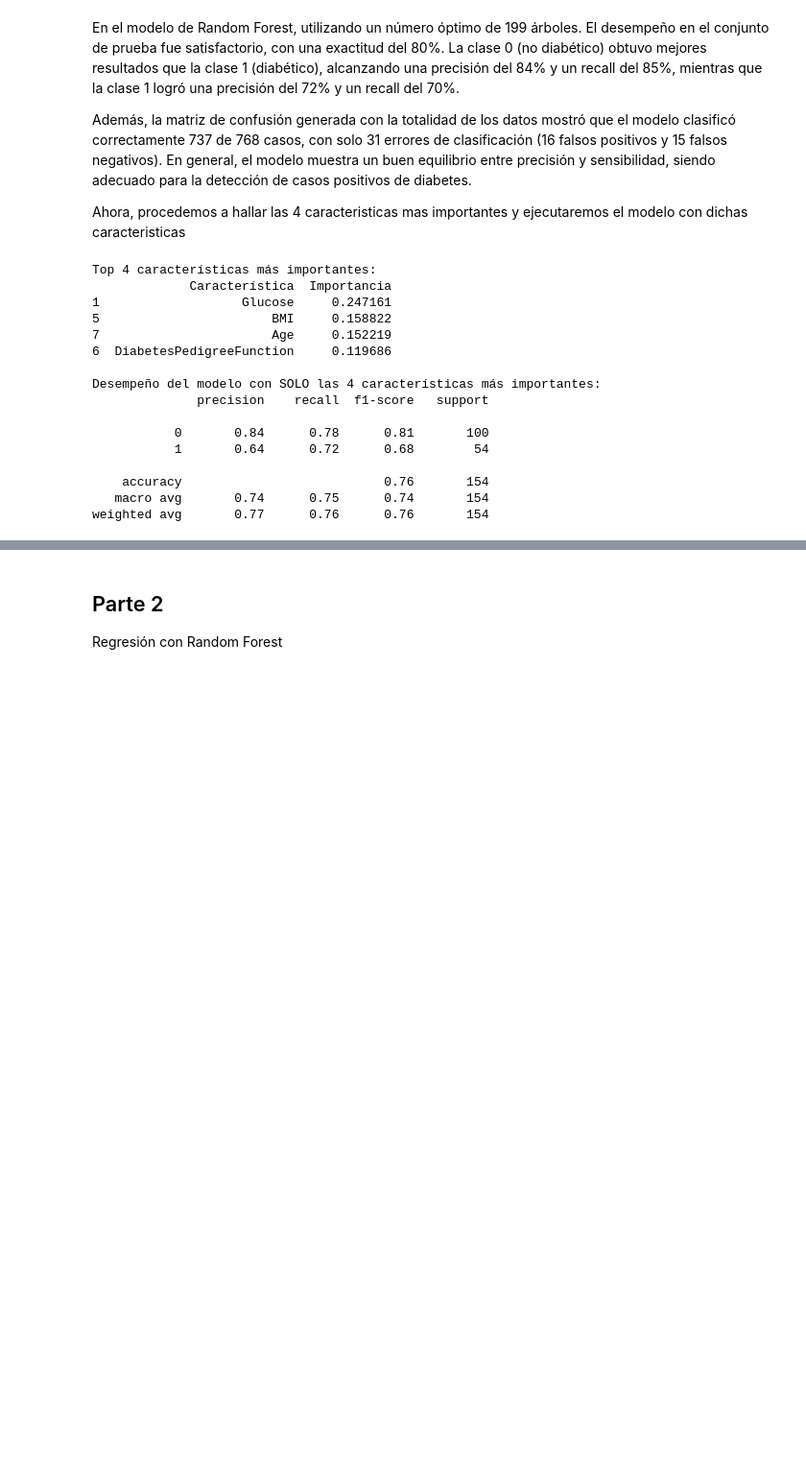
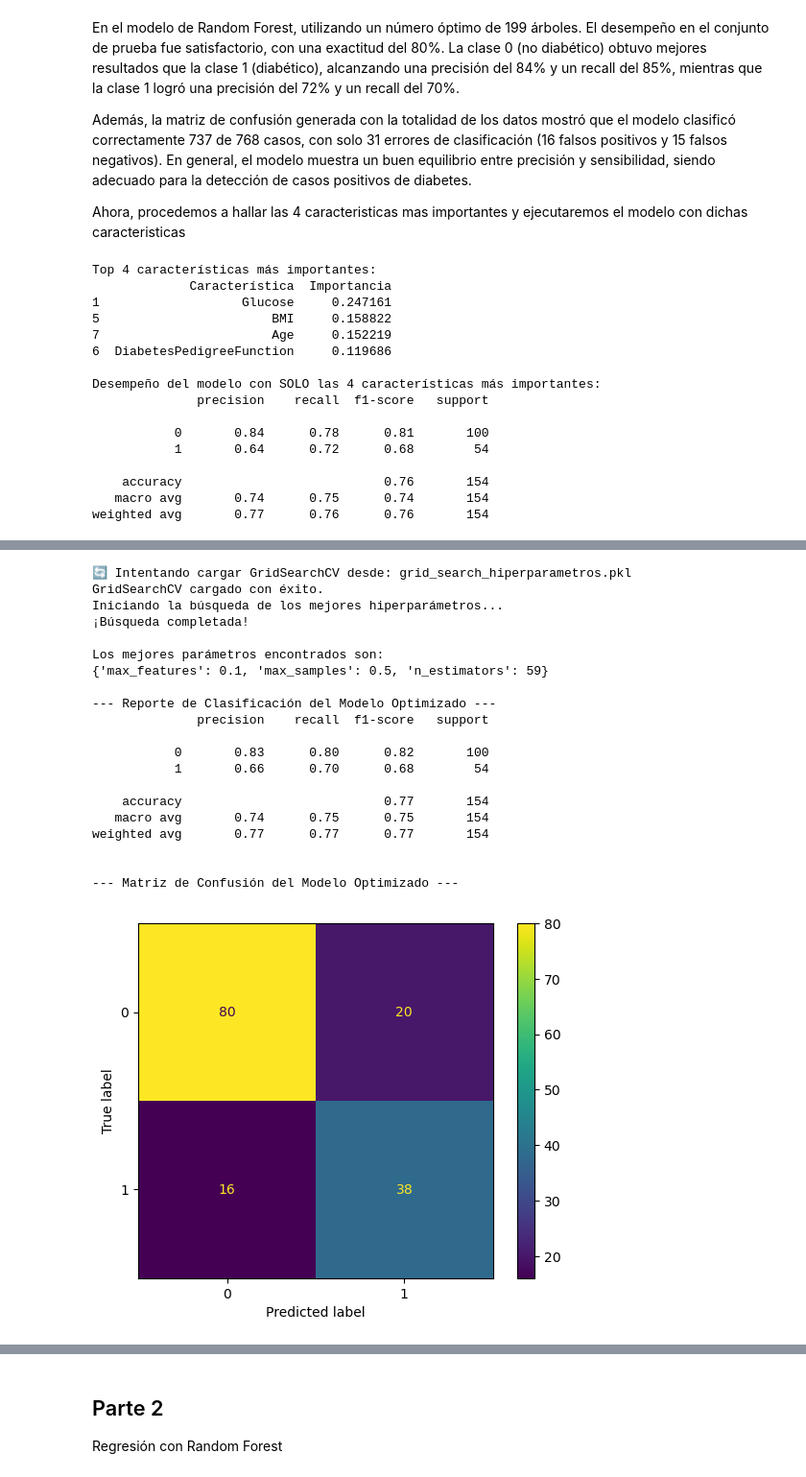
Before and after one commit to RisingNP/entregable-unidad-3-clasificacion, a Jupyter notebook: ejercicio_30mayo.ipynb, the cells around one changed output, grey strips where cells are left out. Shown: that part at 96% size. Cells and saved outputs as stored; diff of their text form; code cells hidden in the pictures; blank space fills up the shorter version.

```diff
--- a/ejercicio_30mayo.ipynb
+++ b/ejercicio_30mayo.ipynb
@@ -479,0 +323,79 @@ weighted avg       0.77      0.77      0.77       154
+# %%
+# 1. Definir la rejilla de hiperparámetros que queremos probar
+param_grid = {
+    'n_estimators': np.arange(50 , 300), # Número de árboles en el bosque
+    'max_features': np.arange(0.1 , 1.0),     # Proporción de características a considerar para cada árbol
+    'max_samples': np.arange(0.5 , 1.0)          # Proporción de muestras para entrenar cada árbol
+}
+
+cache_path2 = "grid_search_hiperparametros.pkl"
+# 2. Configurar la búsqueda en rejilla
+# Usamos tu modelo 'rf_model_top4' como estimador base.
+# GridSearchCV creará nuevas versiones de este modelo con los parámetros de la rejilla.
+
+try:
+    print("🔄 Intentando cargar GridSearchCV desde:", cache_path2)
+    grid_search2 = joblib.load(cache_path2)
+    print("GridSearchCV cargado con éxito.")
+except FileNotFoundError:
+    grid_search2 = GridSearchCV(estimator=rf_top4, param_grid=param_grid, cv=5, scoring='accuracy', n_jobs=-1)
+    joblib.dump(grid_search2, cache_path2)
+    print(f"💾  GridSearchCV guardado en {cache_path2}.")
+
+
+# 3. Ejecutar la búsqueda para encontrar los mejores parámetros
+print("Iniciando la búsqueda de los mejores hiperparámetros...")
+grid_search2.fit(X_train_top4, y_train)
+print("¡Búsqueda completada!")
+
+# 4. Mostrar los mejores parámetros encontrados
+print("\nLos mejores parámetros encontrados son:")
+print(grid_search2.best_params_)
+
+# 5. Evaluar el mejor modelo encontrado en el conjunto de prueba
+best_rf_model = grid_search2.best_estimator_
+y_pred_best = best_rf_model.predict(X_test_top4)
+
+print("\n--- Reporte de Clasificación del Modelo Optimizado ---")
+print(classification_report(y_test, y_pred_best))
+
+print("\n--- Matriz de Confusión del Modelo Optimizado ---")
+cm = confusion_matrix(y_test, y_pred_best)
+disp = ConfusionMatrixDisplay(confusion_matrix=cm)
+disp.plot()
+plt.show()
+
+# Comparamos la precisión (accuracy) del modelo original vs. el optimizado
+# OJO: La precisión original la calculamos con 'rf_model_top4'
+accuracy_original = rf_top4.score(X_test_top4, y_test)
+accuracy_optimizado = best_rf_model.score(X_test_top4, y_test)
+
+print(f"\nPrecisión del modelo RF original (4 feats): {accuracy_original:.4f}")
+print(f"Precisión del modelo RF optimizado (4 feats): {accuracy_optimizado:.4f}")
+
+if accuracy_optimizado > accuracy_original:
+    print("\n¡Excelente! El rendimiento del modelo ha mejorado después de la optimización. ✅")
+else:
+    print("\nEl rendimiento del modelo no mejoró. Esto puede suceder a veces, pero el proceso de búsqueda garantiza que tenemos la mejor configuración posible para los parámetros probados. 👍")
+# %% [output]
+🔄 Intentando cargar GridSearchCV desde: grid_search_hiperparametros.pkl
+GridSearchCV cargado con éxito.
+Iniciando la búsqueda de los mejores hiperparámetros...
+¡Búsqueda completada!
+
+Los mejores parámetros encontrados son:
+{'max_features': 0.1, 'max_samples': 0.5, 'n_estimators': 59}
+
+--- Reporte de Clasificación del Modelo Optimizado ---
+              precision    recall  f1-score   support
+
+           0       0.83      0.80      0.82       100
+           1       0.66      0.70      0.68        54
+
+    accuracy                           0.77       154
+   macro avg       0.74      0.75      0.75       154
+weighted avg       0.77      0.77      0.77       154
+
+
+--- Matriz de Confusión del Modelo Optimizado ---
+[figure, added]
```
Also changed, not shown: parts of 20 cells of this notebook, 3 other files.
